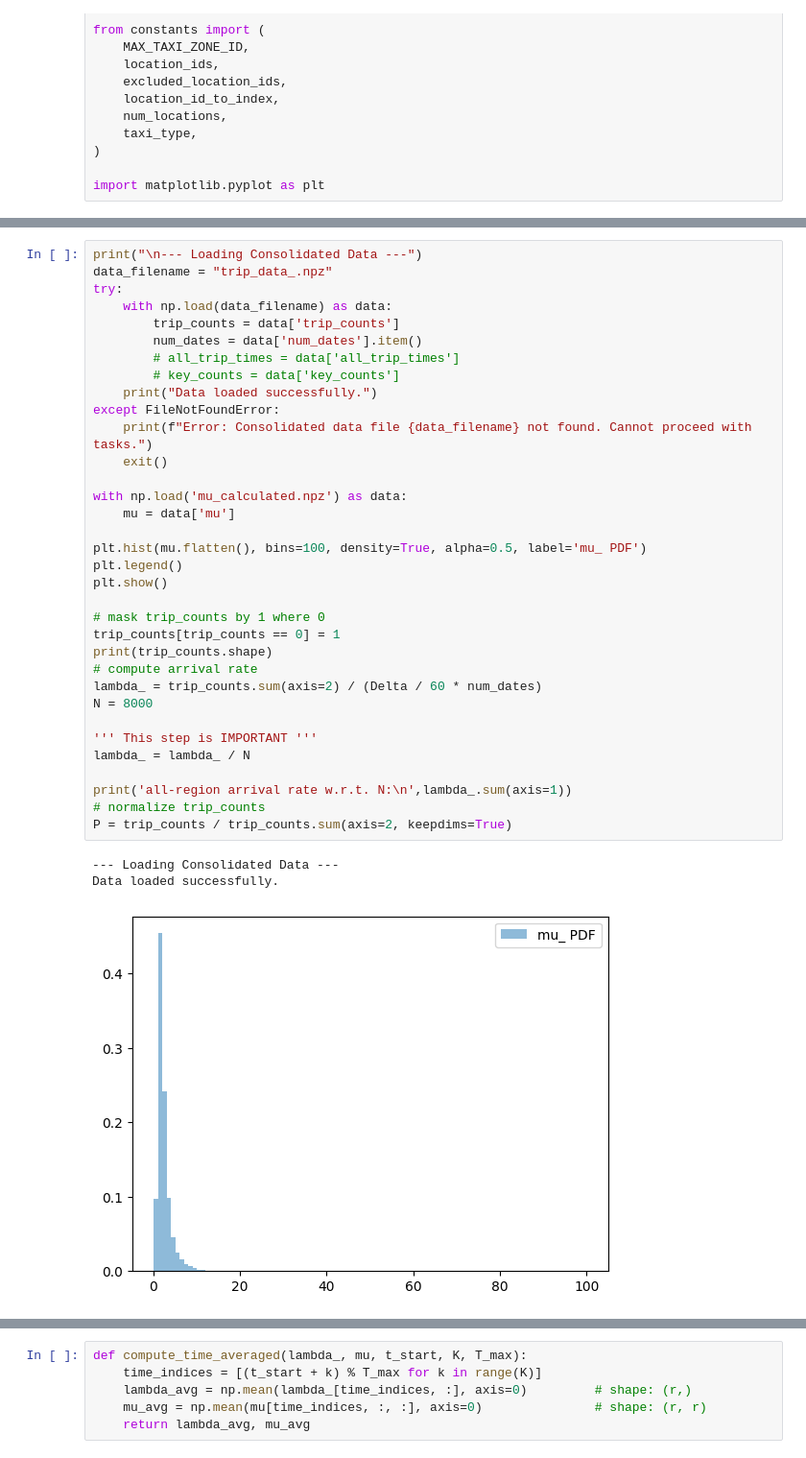
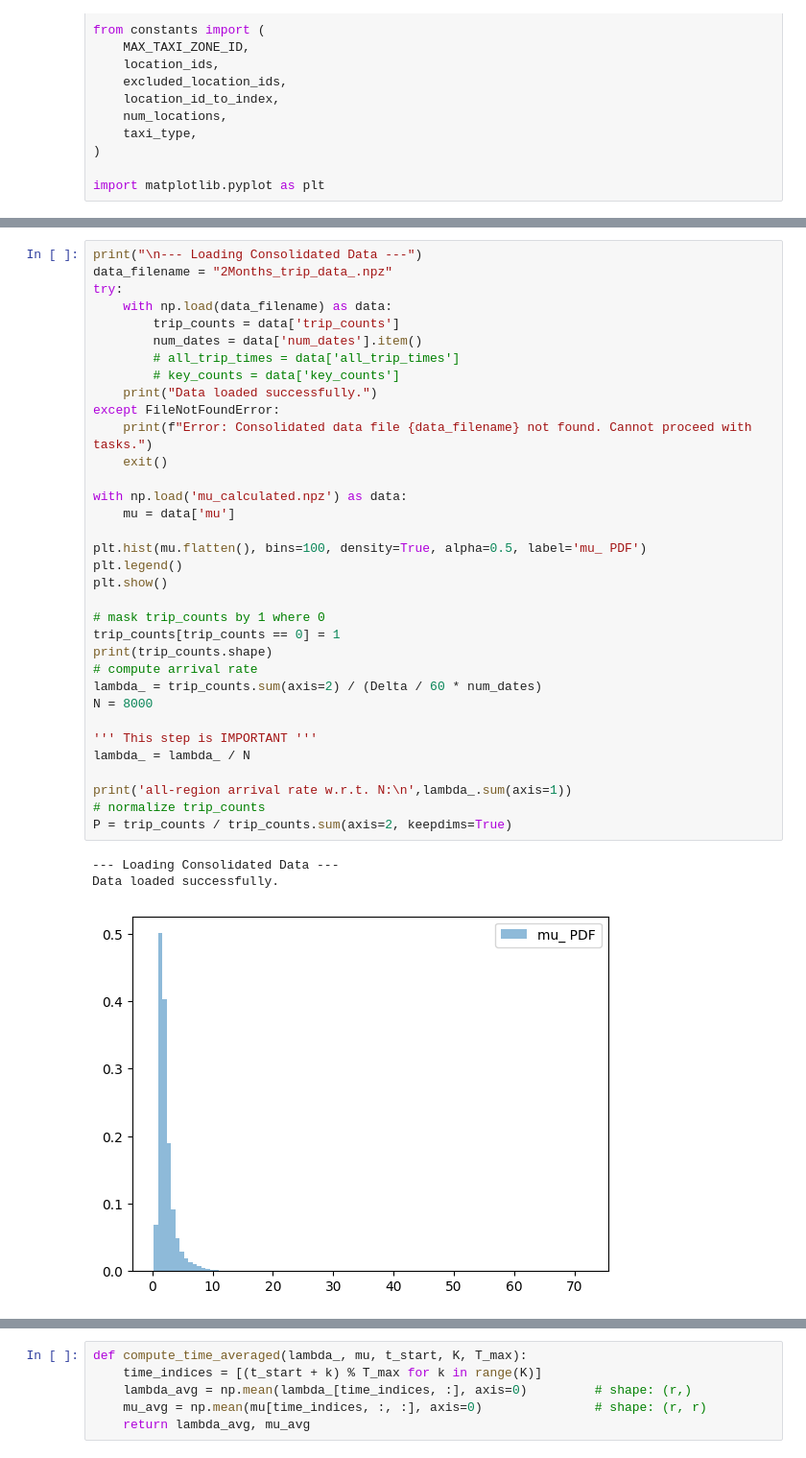
Before and after one commit to Readilyield/Robotaxi_Reposition_Project, a Jupyter notebook: nyc_trip/Solve_Relocation_Matrix.ipynb, the cells around one changed output, grey strips where cells are left out. Shown at 96% size. Drawn from its saved outputs; the diff is of its cells as text.

```diff
--- a/nyc_trip/Solve_Relocation_Matrix.ipynb
+++ b/nyc_trip/Solve_Relocation_Matrix.ipynb
@@ -40,6 +43,6 @@ T_max = int(24 * (60 // Delta))
 # %%
 print("\n--- Loading Consolidated Data ---")
-data_filename = "trip_data_.npz"
+data_filename = "2Months_trip_data_.npz"
 try:
     with np.load(data_filename) as data:
         trip_counts = data['trip_counts']
@@ -47,31 +50,31 @@ try:
         # all_trip_times = data['all_trip_times']
         # key_counts = data['key_counts']
     print("Data loaded successfully.")
 except FileNotFoundError:
     print(f"Error: Consolidated data file {data_filename} not found. Cannot proceed with tasks.")
     exit()
 
 with np.load('mu_calculated.npz') as data:
     mu = data['mu']
 
 plt.hist(mu.flatten(), bins=100, density=True, alpha=0.5, label='mu_ PDF')
 plt.legend()
 plt.show()
 
 # mask trip_counts by 1 where 0
 trip_counts[trip_counts == 0] = 1
 print(trip_counts.shape)
 # compute arrival rate
 lambda_ = trip_counts.sum(axis=2) / (Delta / 60 * num_dates)
 N = 8000
 
 ''' This step is IMPORTANT '''
 lambda_ = lambda_ / N
 
 print('all-region arrival rate w.r.t. N:\n',lambda_.sum(axis=1))
 # normalize trip_counts
 P = trip_counts / trip_counts.sum(axis=2, keepdims=True)
 # %% [output]
 --- Loading Consolidated Data ---
 Data loaded successfully.
-[figure, old version]
+[figure, new version]
```
Also changed, not shown: parts of 7 cells of this notebook, 13 other files.
